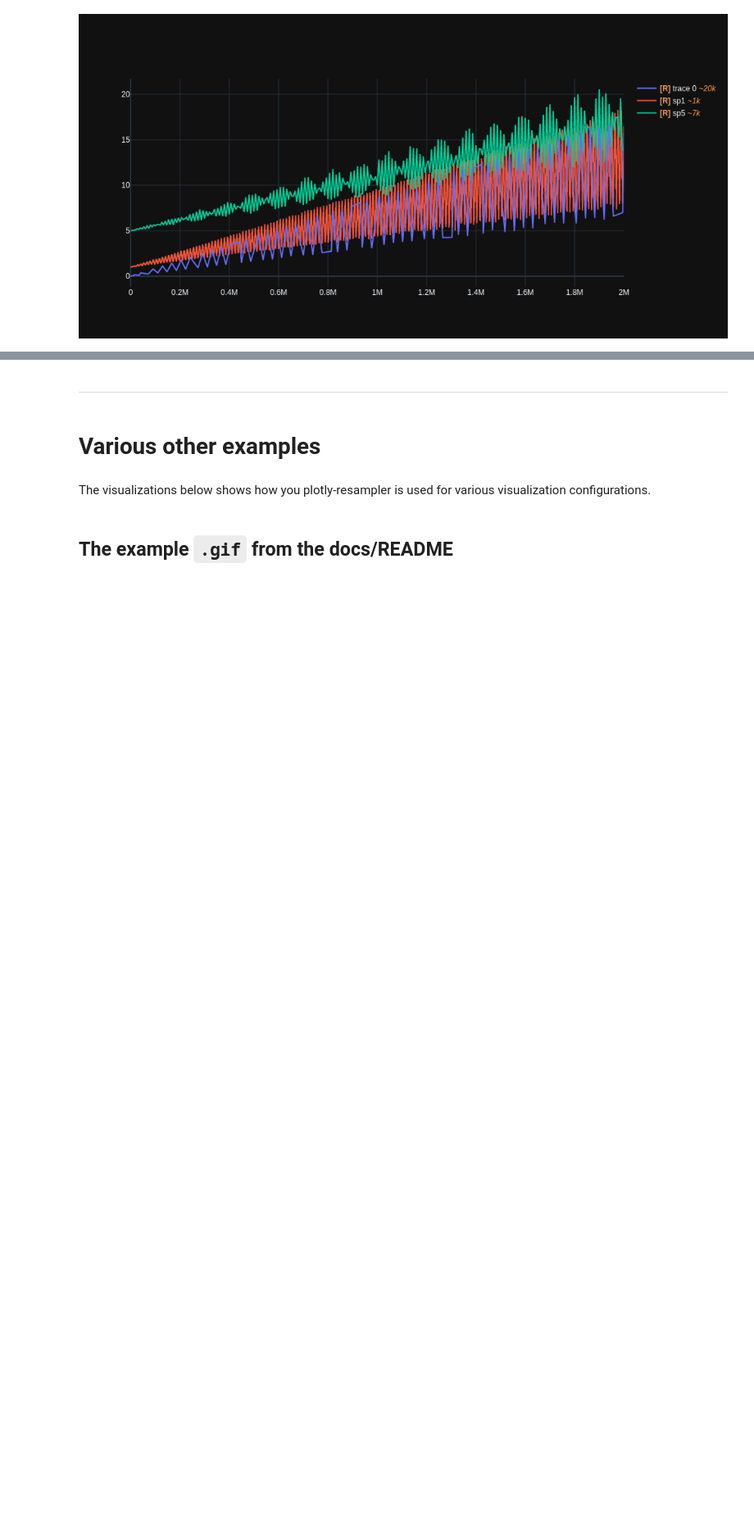
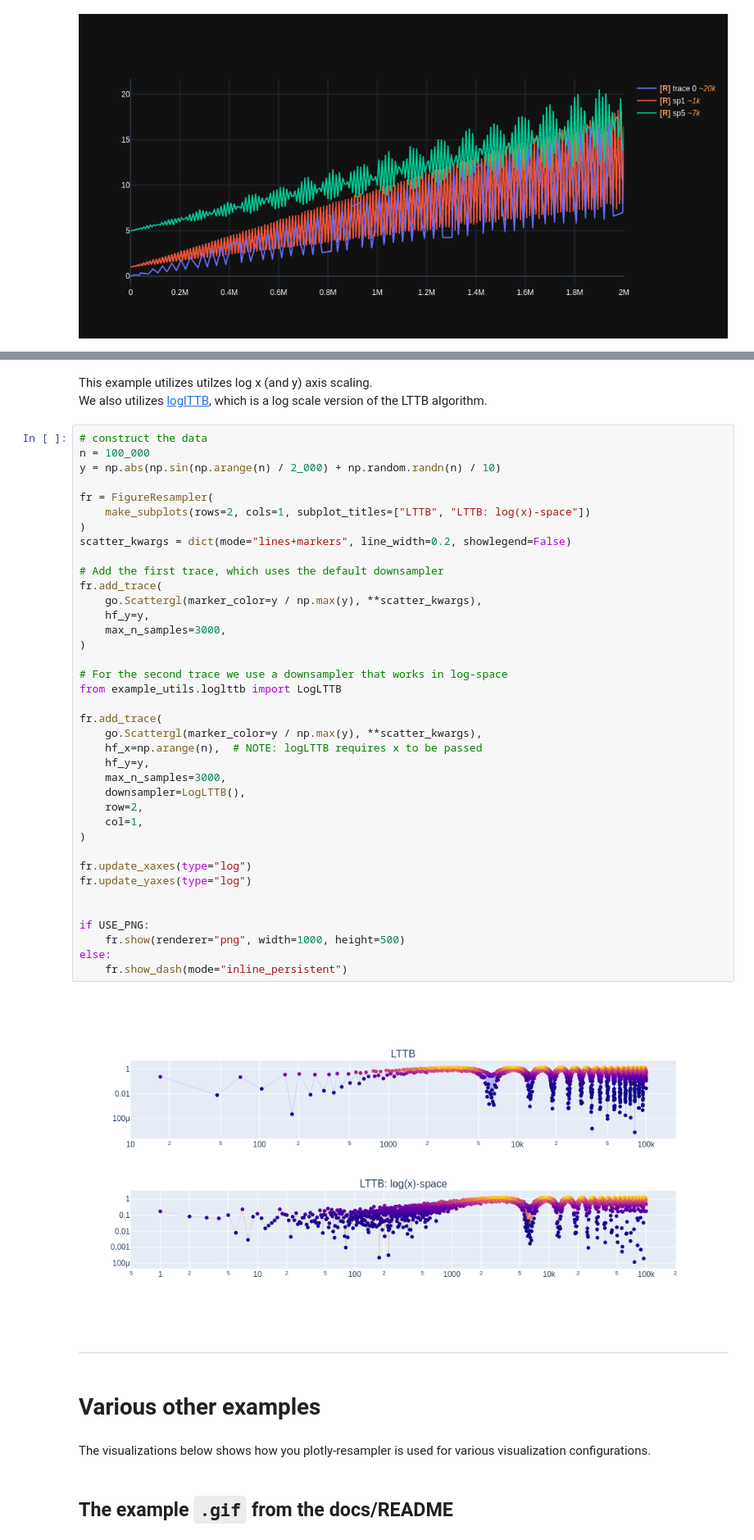
Before and after one commit to predict-idlab/plotly-resampler, a Jupyter notebook: examples/basic_example.ipynb, the cells around one changed output, grey strips where cells are left out. Shown at 82% size. Saved outputs shown, nothing was run; the diff lists cells and outputs as text; blank space fills up the shorter version.

Commit message:
:dash: fix test + add example

```diff
--- a/examples/basic_example.ipynb
+++ b/examples/basic_example.ipynb
@@ -514,3 +520,46 @@ if USE_PNG:
+# %% [markdown]
+This example utilizes utilzes log x (and y) axis scaling.<br>
+We also utilizes [loglTTB](example_utils/loglttb.py), which is a log scale version of the LTTB algorithm.
+# %%
+# construct the data
+n = 100_000
+y = np.abs(np.sin(np.arange(n) / 2_000) + np.random.randn(n) / 10)
+
+fr = FigureResampler(
+    make_subplots(rows=2, cols=1, subplot_titles=["LTTB", "LTTB: log(x)-space"])
+)
+scatter_kwargs = dict(mode="lines+markers", line_width=0.2, showlegend=False)
+
+# Add the first trace, which uses the default downsampler
+fr.add_trace(
+    go.Scattergl(marker_color=y / np.max(y), **scatter_kwargs),
+    hf_y=y,
+    max_n_samples=3000,
+)
+
+# For the second trace we use a downsampler that works in log-space
+from example_utils.loglttb import LogLTTB
+
+fr.add_trace(
+    go.Scattergl(marker_color=y / np.max(y), **scatter_kwargs),
+    hf_x=np.arange(n),  # NOTE: logLTTB requires x to be passed
+    hf_y=y,
+    max_n_samples=3000,
+    downsampler=LogLTTB(),
+    row=2,
+    col=1,
+)
+
+fr.update_xaxes(type="log")
+fr.update_yaxes(type="log")
+
+
+if USE_PNG:
+    fr.show(renderer="png", width=1000, height=500)
+else:
+    fr.show_dash(mode="inline_persistent")
+# %% [output]
+[figure, added]
 # %% [markdown]
 ---
 # %% [markdown]
```
Also changed, not shown: parts of 6 cells of this notebook, 3 other files.
